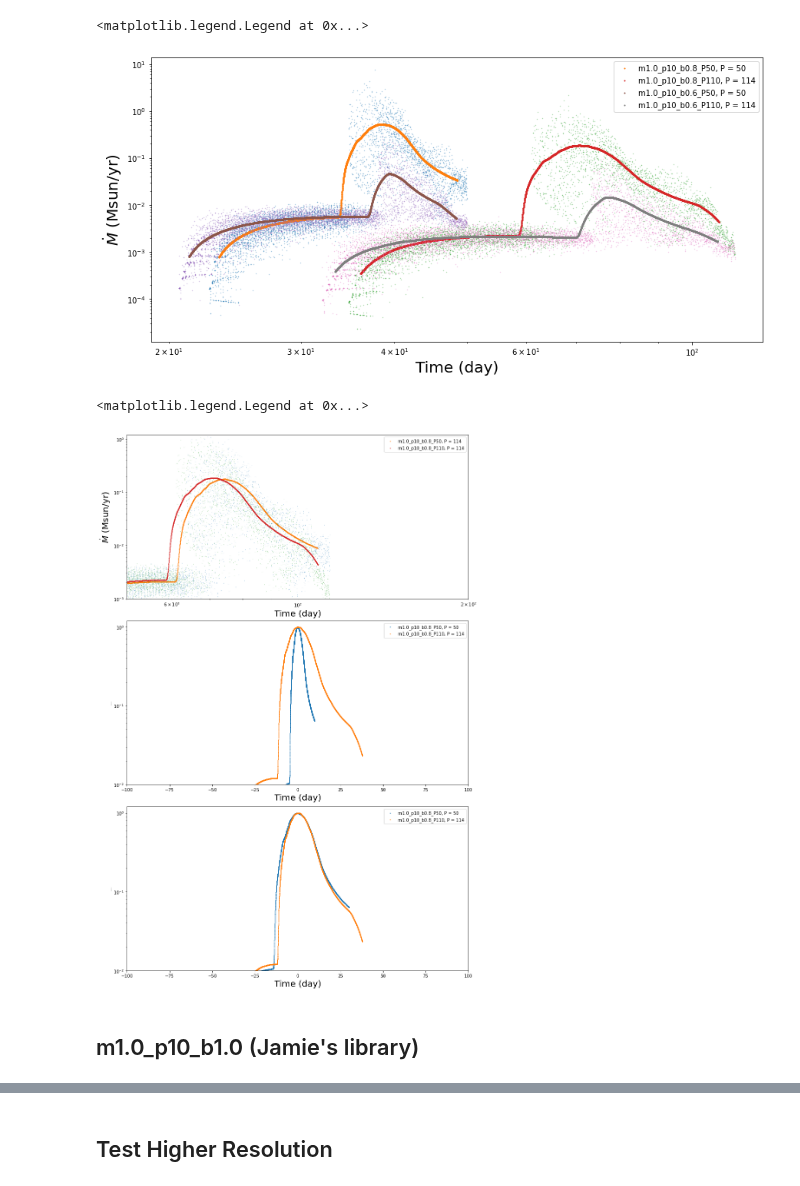
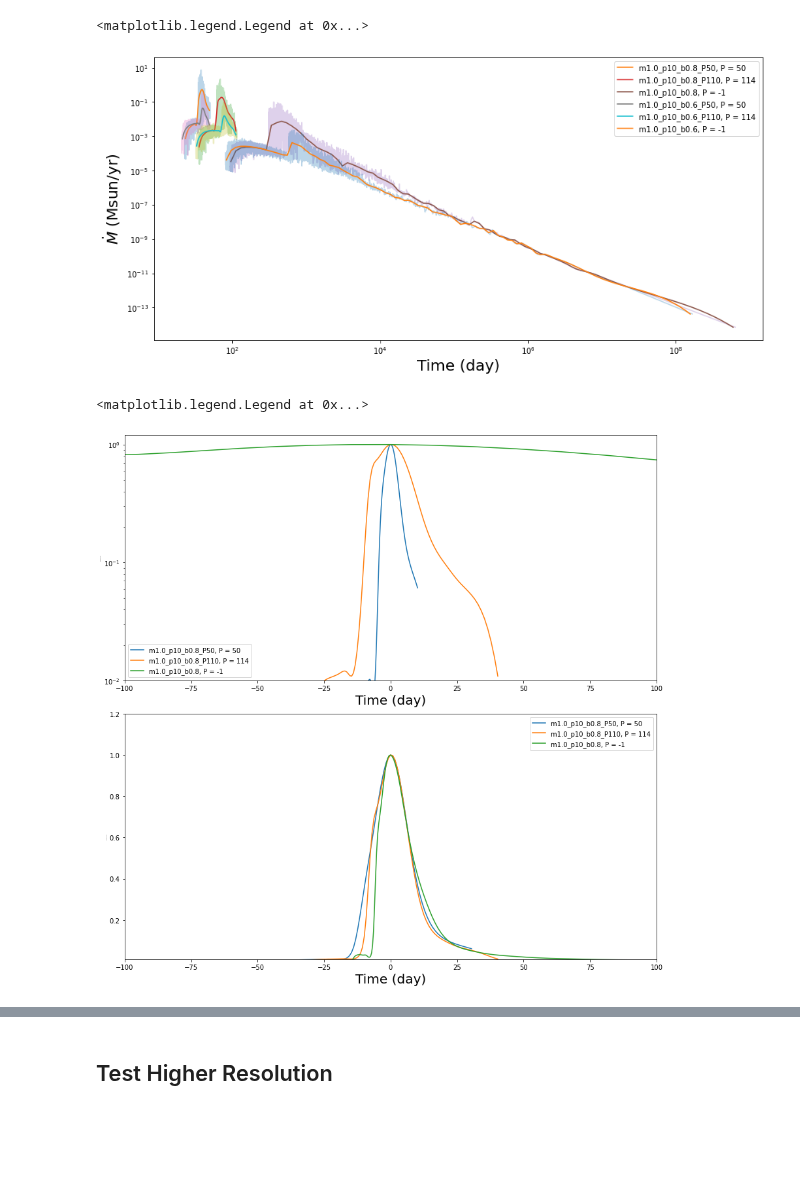
Before and after one commit to slowdivePTG/ASASSN-14ko, a Jupyter notebook: YT_Visualization/dmdt.ipynb, the cells around one changed output, grey strips where cells are left out. Cells and saved outputs as stored; diff of their text form; code cells hidden in the pictures; blank space fills up the shorter version.

```diff
--- a/YT_Visualization/dmdt.ipynb
+++ b/YT_Visualization/dmdt.ipynb
@@ -50,19 +55,25 @@ chk0060_114 = dmdt(DIR='m0.8_p17_b0.6', chk='0060', Period=114)
 chk0060_50 = dmdt(DIR='m0.8_p17_b0.6', chk='0060', Period=50)
 chk0060 = dmdt(DIR='m0.8_p17_b0.6', chk='0060', Period=-1)'''
 # %%
+P110_b1_chk_0080_114 = dmdt(DIR='m1.0_p10_b1.0_P110', chk='0080', Period=114)
+P110_b1_chk_0080 = dmdt(DIR='m1.0_p10_b1.0_P110', chk='0080', Period=-1)
+
 P110_b0_8_chk_0080_114 = dmdt(DIR='m1.0_p10_b0.8_P110', chk='0080', Period=114)
-P110_b0_8_chk_0080_50 = dmdt(DIR='m1.0_p10_b0.8_P110', chk='0080', Period=50)
 P110_b0_8_chk_0080 = dmdt(DIR='m1.0_p10_b0.8_P110', chk='0080', Period=-1)
 
 P110_b0_6_chk_0080_114 = dmdt(DIR='m1.0_p10_b0.6_P110', chk='0080', Period=114)
-P110_b0_6_chk_0080_50 = dmdt(DIR='m1.0_p10_b0.6_P110', chk='0080', Period=50)
 P110_b0_6_chk_0080 = dmdt(DIR='m1.0_p10_b0.6_P110', chk='0080', Period=-1)
 
+P110_b1_chk_0060_114 = dmdt(DIR='m1.0_p10_b1.0_P110', chk='0060', Period=114)
+P110_b1_chk_0060 = dmdt(DIR='m1.0_p10_b1.0_P110', chk='0060', Period=-1)
+
 P110_b0_8_chk_0060_114 = dmdt(DIR='m1.0_p10_b0.8_P110', chk='0060', Period=114)
-P110_b0_8_chk_0060_50 = dmdt(DIR='m1.0_p10_b0.8_P110', chk='0060', Period=50)
 P110_b0_8_chk_0060 = dmdt(DIR='m1.0_p10_b0.8_P110', chk='0060', Period=-1)
 
 P110_b0_6_chk_0060_114 = dmdt(DIR='m1.0_p10_b0.6_P110', chk='0060', Period=114)
-P110_b0_6_chk_0060_50 = dmdt(DIR='m1.0_p10_b0.6_P110', chk='0060', Period=50)
 P110_b0_6_chk_0060 = dmdt(DIR='m1.0_p10_b0.6_P110', chk='0060', Period=-1)
+
+b1_chk_0060 = dmdt(DIR='m1.0_p10_b1.0', chk='0060', Period=-1)
+b0_8_chk_0060 = dmdt(DIR='m1.0_p10_b0.8', chk='0060', Period=-1)
+b0_6_chk_0060 = dmdt(DIR='m1.0_p10_b0.6', chk='0060', Period=-1)
 # %%
@@ -157,42 +158,36 @@ ax[1].legend()
 f, ax = plt.subplots(figsize=(12, 6))
 P50_b0_8_chk_0060_50.Mdot_t(ax=ax)
 P110_b0_8_chk_0060_114.Mdot_t(ax=ax)
+b0_8_chk_0060.Mdot_t(ax=ax)
 P50_b0_6_chk_0060_50.Mdot_t(ax=ax)
 P110_b0_6_chk_0060_114.Mdot_t(ax=ax)
+b0_6_chk_0060.Mdot_t(ax=ax)
 ax.set_xscale('log')
 ax.set_yscale('log')
 ax.legend()
 # %% [output]
 <matplotlib.legend.Legend at 0x...>
-[figure, old version]
+[figure, new version]
 # %%
-f, ax = plt.subplots(3, 1, figsize=(12, 18))
-P50_b0_8_chk_0060_114.Mdot_t(ax=ax[0])
-P110_b0_8_chk_0060_114.Mdot_t(ax=ax[0])
-P50_b0_8_chk_0060_50.Mdot_t(ax=ax[1], norm=True, Bin=300)
-P110_b0_8_chk_0060_114.Mdot_t(ax=ax[1], norm=True, Bin=300)
-P50_b0_8_chk_0060_50.Mdot_t(ax=ax[2], norm=True, normfactor=3, Bin=300)
-P110_b0_8_chk_0060_114.Mdot_t(ax=ax[2], norm=True, Bin=300)
+f, ax = plt.subplots(2, 1, figsize=(12, 12))
+P50_b0_8_chk_0060_50.Mdot_t(ax=ax[0], norm=True)
+P110_b0_8_chk_0060_114.Mdot_t(ax=ax[0], norm=True)
+b0_8_chk_0060.Mdot_t(ax=ax[0], norm=True, Bin=500, N=16)
+P50_b0_8_chk_0060_50.Mdot_t(ax=ax[1], norm=True, normfactor=3)
+P110_b0_8_chk_0060_114.Mdot_t(ax=ax[1], norm=True)
+b0_8_chk_0060.Mdot_t(ax=ax[1], norm=True, normfactor=0.04, Bin=500, N=16.5)
+
 f.tight_layout()
-ax[0].set_xscale('log')
-ax[0].set_xlim([5e1, 2e2])
-ax[0].set_ylim([1e-3, 1.2e0])
+#ax[1].set_xscale('symlog')
 ax[0].set_yscale('log')
-#ax[0].set_xlim([-2e2,5e3])
-#ax[0].set_ylim([1e-2,1.2e0])
-#ax[1].set_xscale('symlog')
-ax[1].set_yscale('log')
+ax[0].set_xlim([-1e2, 1e2])
+ax[0].set_ylim([1e-2, 1.2e0])
+#ax[2].set_xscale('symlog')
+#ax[1].set_yscale('log')
 ax[1].set_xlim([-1e2, 1e2])
 ax[1].set_ylim([1e-2, 1.2e0])
-#ax[2].set_xscale('symlog')
-ax[2].set_yscale('log')
-ax[2].set_xlim([-1e2, 1e2])
-ax[2].set_ylim([1e-2, 1.2e0])
 ax[0].legend()
 ax[1].legend()
-ax[2].legend()
 # %% [output]
 <matplotlib.legend.Legend at 0x...>
-[figure, old version]
+[figure, new version]
-# %% [markdown]
-## m1.0_p10_b1.0 (Jamie's library)
```
Also changed, not shown: parts of 16 cells of this notebook, 1 other file.
